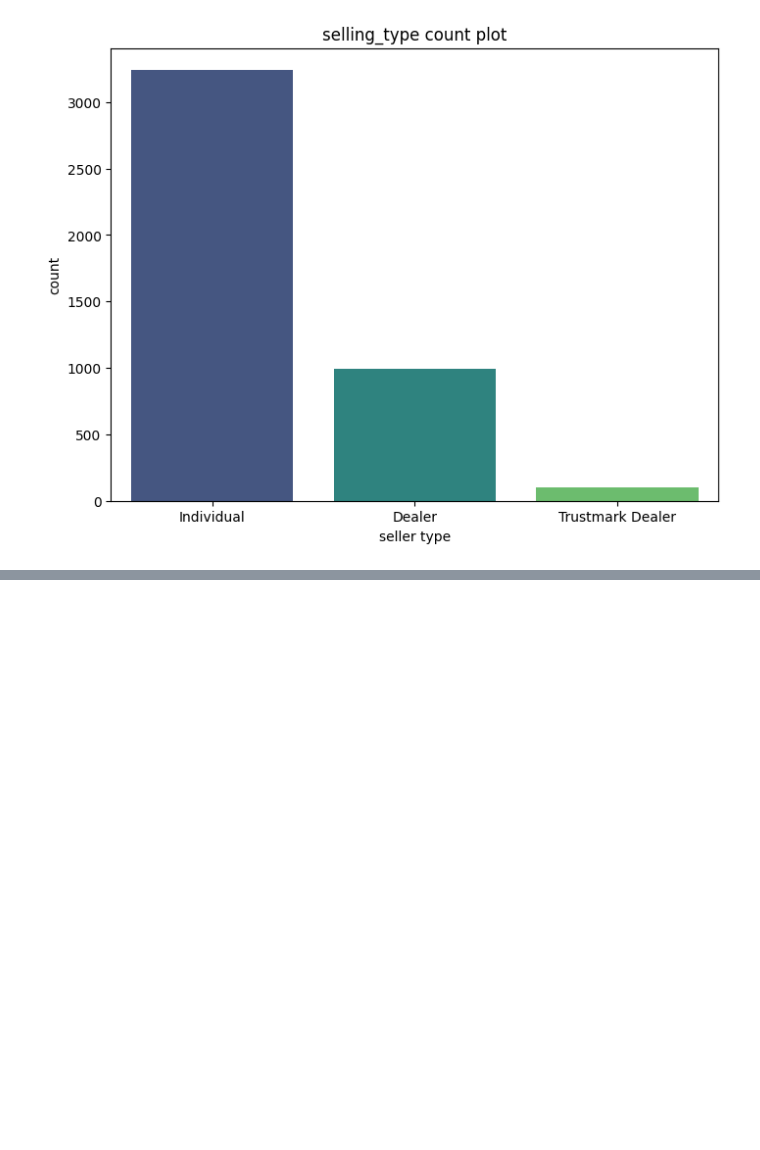
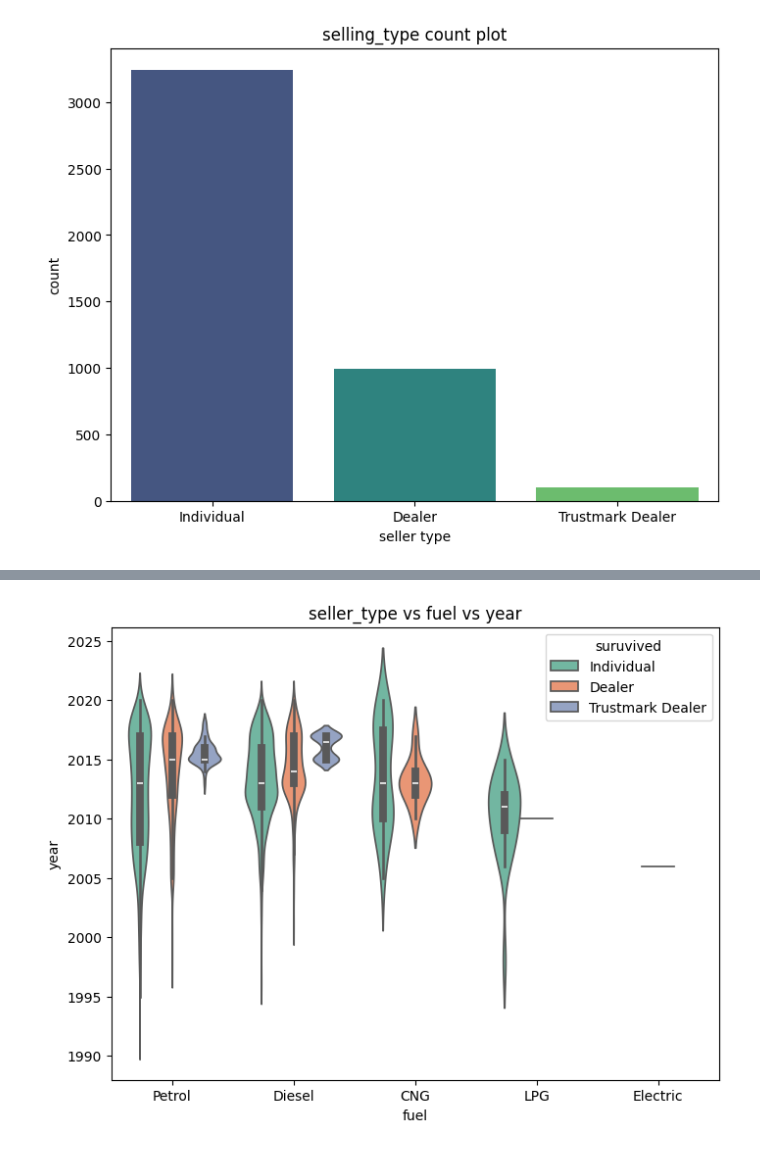
Before and after one commit to chanru-project/ml_learn2, a Jupyter notebook: share/jupyter/kernels/python3/Untitled-4.ipynb, the cells around one changed output, grey strips where cells are left out. Cells and saved outputs as stored; diff of their text form; code cells hidden in the pictures; blank space fills up the shorter version.

```diff
--- a/share/jupyter/kernels/python3/Untitled-4.ipynb
+++ b/share/jupyter/kernels/python3/Untitled-4.ipynb
@@ -54,0 +108,16 @@ Passing `palette` without assigning `hue` is deprecated and will be removed in v
+# %%
+plt.figure(figsize=(8,6))
+sns.violinplot(
+    x='fuel',
+    y='year',
+    hue='seller_type',
+    data=df,
+    palette='Set2'
+)
+plt.title('seller_type vs fuel vs year')
+plt.xlabel('fuel')
+plt.ylabel('year')
+plt.legend(title='suruvived')
+plt.show()
+# %% [output]
+[figure, added]
```
Also changed, not shown: parts of 5 cells of this notebook.
